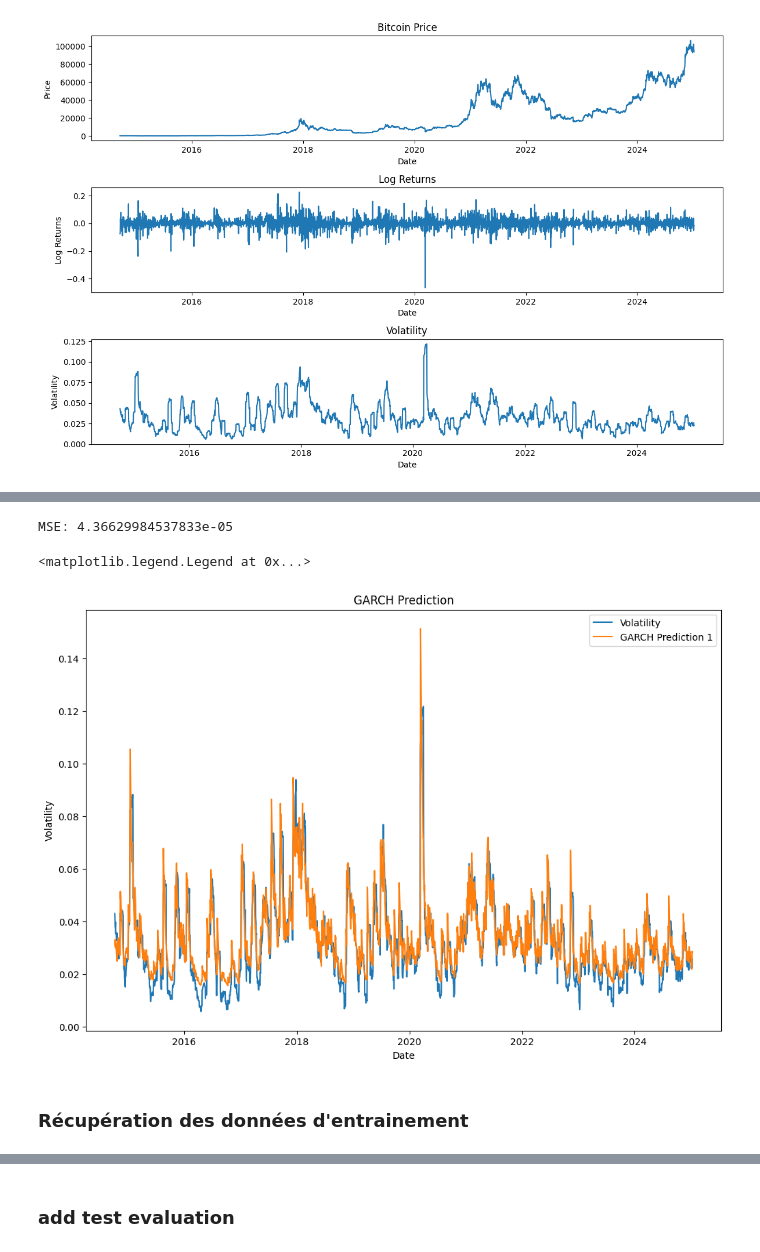
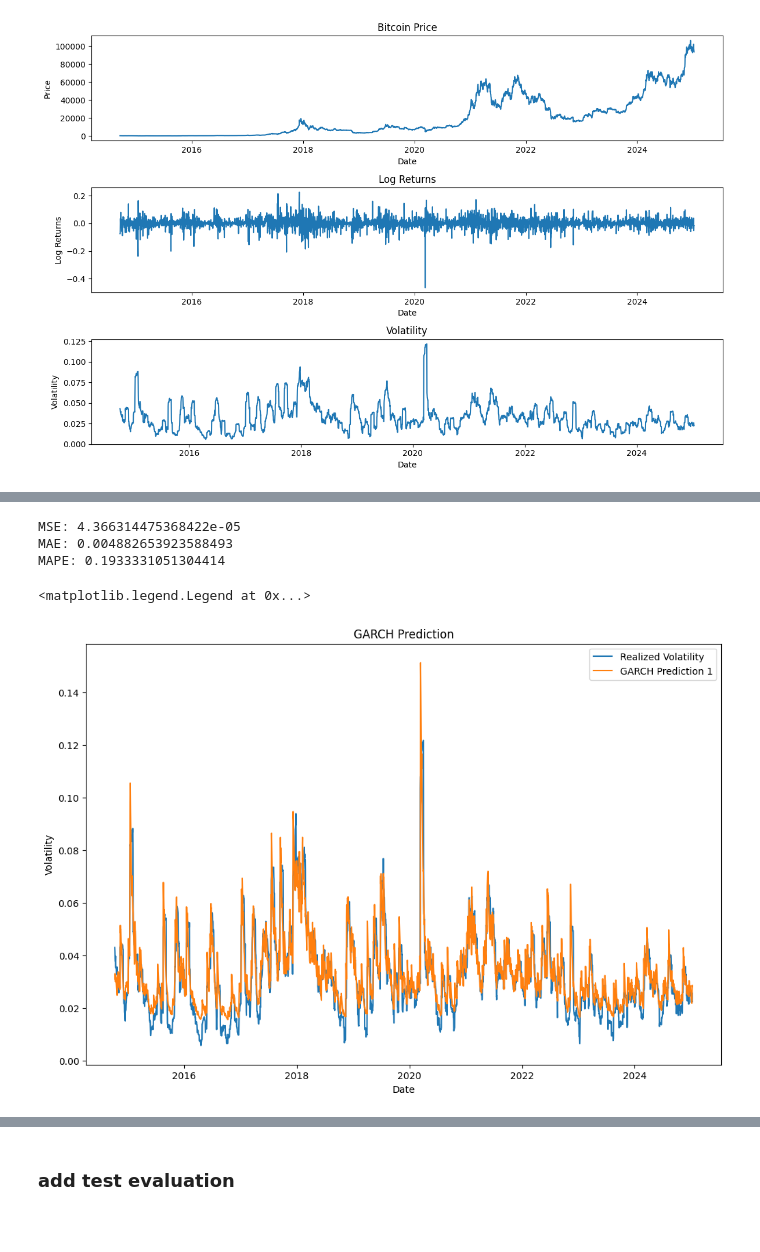
Before and after one commit to emmaebrl/crypto-volatility-lab, a Jupyter notebook: sandbox/explo_time_series.ipynb, the cells around one changed output, grey strips where cells are left out. Cells and saved outputs as stored; diff of their text form; code cells hidden in the pictures; blank space fills up the shorter version.

```diff
--- a/sandbox/explo_time_series.ipynb
+++ b/sandbox/explo_time_series.ipynb
@@ -118,0 +72,4 @@ Name: cond_vol, Length: 3747, dtype: float64
+# %%
+from crypto_volatility_lab.data_construction import FeaturesCreator
+features_creator = FeaturesCreator(data=bitcoin_data, date_column_name='Date', returns_column_name='Log Returns', volatility_column_name='Volatility')
+features = features_creator.create_features()
@@ -119,19 +92,25 @@ Name: cond_vol, Length: 3747, dtype: float64
 # %%
 # Compute MSE
-mse = np.mean(np.square(bitcoin_data["Volatility"] - garch_prediction_1))
+mse = np.mean(np.square(features["Volatility"] - features["GARCH Volatility"]))
 print(f"MSE: {mse}")
+
+mae = np.mean(np.abs(features["Volatility"] - features["GARCH Volatility"]))
+print(f"MAE: {mae}")
+
+mape = np.mean(np.abs((features["Volatility"] - features["GARCH Volatility"]) / features["Volatility"]))
+print(f"MAPE: {mape}")
 
 # plot the GARCH forecast
 fig, ax = plt.subplots(figsize=(12, 8))
-ax.plot(bitcoin_data["Date"], bitcoin_data["Volatility"], label="Volatility")
-ax.plot(bitcoin_data["Date"], garch_prediction_1, label="GARCH Prediction 1")
+ax.plot(features["Date"], features["Volatility"], label="Realized Volatility")
+ax.plot(features["Date"], features["GARCH Volatility"], label="GARCH Prediction 1")
 ax.set_title("GARCH Prediction")
 ax.set_xlabel("Date")
 ax.set_ylabel("Volatility")
 ax.legend()
 # %% [output]
-MSE: 4.36629984537833e-05
+MSE: 4.366314475368422e-05
+MAE: 0.004882653923588493
+MAPE: 0.1933331051304414
 <matplotlib.legend.Legend at 0x...>
-[figure, old version]
+[figure, new version]
-# %% [markdown]
-### Récupération des données d'entrainement
```
Also changed, not shown: parts of 29 cells of this notebook, 7 other files.
